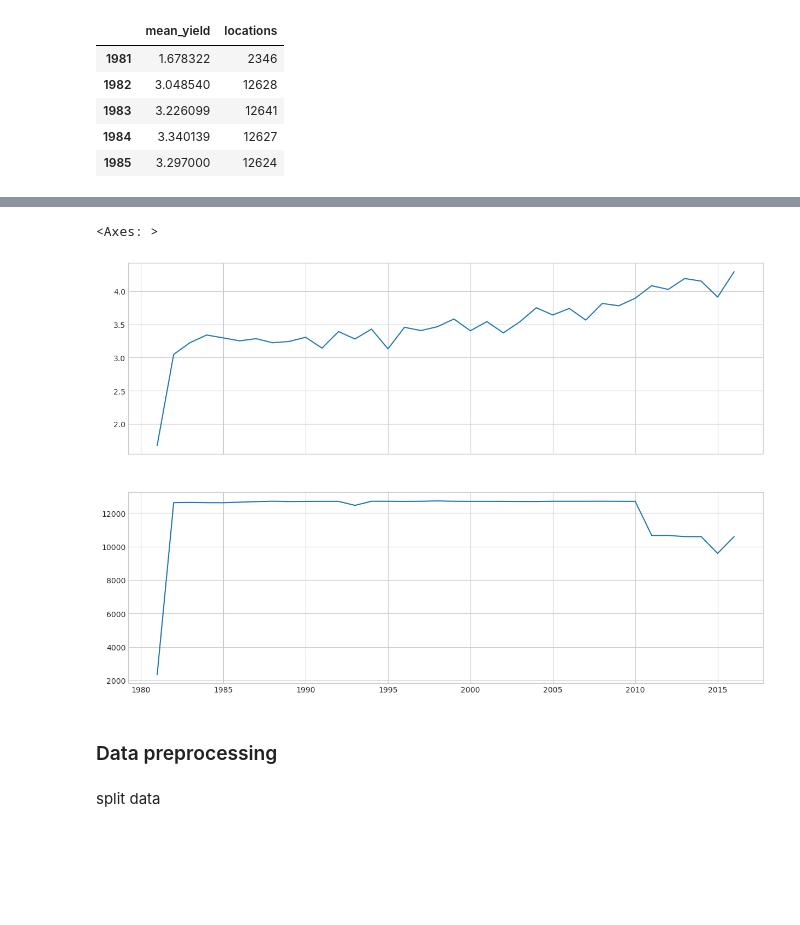
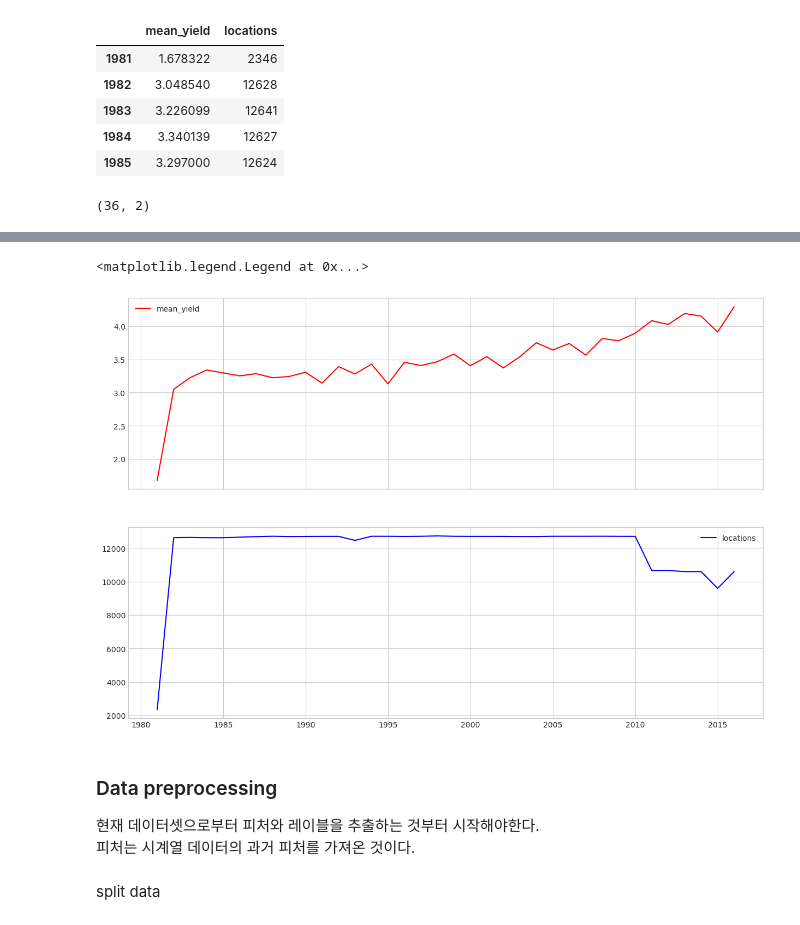
Before and after one commit to sguys99/self-study, a Jupyter notebook: How to Quickly Design Advanced Sklearn Pipelines.ipynb, the cells around one changed output, grey strips where cells are left out. Drawn from its saved outputs; the diff is of its cells as text; code cells hidden in the pictures; blank space fills up the shorter version.

```diff
--- a/How to Quickly Design Advanced Sklearn Pipelines.ipynb
+++ b/How to Quickly Design Advanced Sklearn Pipelines.ipynb
@@ -98,32 +98,40 @@ yields.head()
 | 1983 | 3.226099 | 12641 |
 | 1984 | 3.340139 | 12627 |
 | 1985 | 3.297000 | 12624 |
+# %%
+yields.shape
+# %% [output]
+(36, 2)
 # %%
 fig, (ax1, ax2) = plt.subplots(2, 1, figsize = (15, 10), sharex=True)
-yields['mean_yield'].plot(ax = ax1)
-yields['locations'].plot(ax = ax2)
+yields['mean_yield'].plot(ax = ax1, color='r', label = 'mean_yield')
+yields['locations'].plot(ax = ax2, color = 'b', label = 'locations')
+ax1.legend()
+ax2.legend()
 # %% [output]
 DEBUG:matplotlib.font_manager:findfont: Matching sans\-serif:style=normal:variant=normal:weight=normal:stretch=normal:size=10.0.
 DEBUG:matplotlib.font_manager:findfont: score(FontEntry(fname='/home/sguys99/anaconda3/lib/python3.10/site-packages/matplotlib/mpl-data/fonts/ttf/STIXSizThreeSymReg.ttf', name='STIXSizeThreeSym', styl ...
 DEBUG:matplotlib.font_manager:findfont: score(FontEntry(fname='/home/sguys99/anaconda3/lib/python3.10/site-packages/matplotlib/mpl-data/fonts/ttf/STIXGeneral.ttf', name='STIXGeneral', style='normal',  ...
 DEBUG:matplotlib.font_manager:findfont: score(FontEntry(fname='/home/sguys99/anaconda3/lib/python3.10/site-packages/matplotlib/mpl-data/fonts/ttf/STIXSizTwoSymReg.ttf', name='STIXSizeTwoSym', style='n ...
 DEBUG:matplotlib.font_manager:findfont: score(FontEntry(fname='/home/sguys99/anaconda3/lib/python3.10/site-packages/matplotlib/mpl-data/fonts/ttf/cmss10.ttf', name='cmss10', style='normal', variant='n ...
 DEBUG:matplotlib.font_manager:findfont: score(FontEntry(fname='/home/sguys99/anaconda3/lib/python3.10/site-packages/matplotlib/mpl-data/fonts/ttf/STIXNonUniBolIta.ttf', name='STIXNonUnicode', style='i ...
 DEBUG:matplotlib.font_manager:findfont: score(FontEntry(fname='/home/sguys99/anaconda3/lib/python3.10/site-packages/matplotlib/mpl-data/fonts/ttf/DejaVuSerif-Italic.ttf', name='DejaVu Serif', style='i ...
 DEBUG:matplotlib.font_manager:findfont: score(FontEntry(fname='/home/sguys99/anaconda3/lib/python3.10/site-packages/matplotlib/mpl-data/fonts/ttf/cmsy10.ttf', name='cmsy10', style='normal', variant='n ...
 DEBUG:matplotlib.font_manager:findfont: score(FontEntry(fname='/home/sguys99/anaconda3/lib/python3.10/site-packages/matplotlib/mpl-data/fonts/ttf/DejaVuSerif-BoldItalic.ttf', name='DejaVu Serif', styl ...
 DEBUG:matplotlib.font_manager:findfont: score(FontEntry(fname='/home/sguys99/anaconda3/lib/python3.10/site-packages/matplotlib/mpl-data/fonts/ttf/STIXSizOneSymReg.ttf', name='STIXSizeOneSym', style='n ...
 DEBUG:matplotlib.font_manager:findfont: score(FontEntry(fname='/home/sguys99/anaconda3/lib/python3.10/site-packages/matplotlib/mpl-data/fonts/ttf/STIXSizThreeSymBol.ttf', name='STIXSizeThreeSym', styl ...
 DEBUG:matplotlib.font_manager:findfont: score(FontEntry(fname='/home/sguys99/anaconda3/lib/python3.10/site-packages/matplotlib/mpl-data/fonts/ttf/STIXNonUniBol.ttf', name='STIXNonUnicode', style='norm ...
 ... (38 lines left out)
 DEBUG:matplotlib.font_manager:findfont: score(FontEntry(fname='/usr/share/fonts/truetype/ubuntu/Ubuntu-M.ttf', name='Ubuntu', style='normal', variant='normal', weight=500, stretch='normal', size='scal ...
 DEBUG:matplotlib.font_manager:findfont: score(FontEntry(fname='/usr/share/fonts/truetype/ubuntu/Ubuntu-BI.ttf', name='Ubuntu', style='italic', variant='normal', weight=700, stretch='normal', size='sca ...
 DEBUG:matplotlib.font_manager:findfont: score(FontEntry(fname='/usr/share/fonts/truetype/ubuntu/UbuntuMono-B.ttf', name='Ubuntu Mono', style='normal', variant='normal', weight=700, stretch='normal', s ...
 DEBUG:matplotlib.font_manager:findfont: Matching sans\-serif:style=normal:variant=normal:weight=normal:stretch=normal:size=10.0 to DejaVu Sans ('/home/sguys99/anaconda3/lib/python3.10/site-packages/ma ...
-<Axes: >
+<matplotlib.legend.Legend at 0x...>
-[figure, old version]
+[figure, new version]
-# %% [markdown]
-### Data preprocessing
+# %% [markdown]
+### Data preprocessing
+현재 데이터셋으로부터 피처와 레이블을 추출하는 것부터 시작해야한다.
+피처는 시계열 데이터의 과거 피처를 가져온 것이다.
 # %%
 X, y = yields.copy(), yields.copy()
 # %% [markdown]
```
Also changed, not shown: parts of 20 cells of this notebook.
